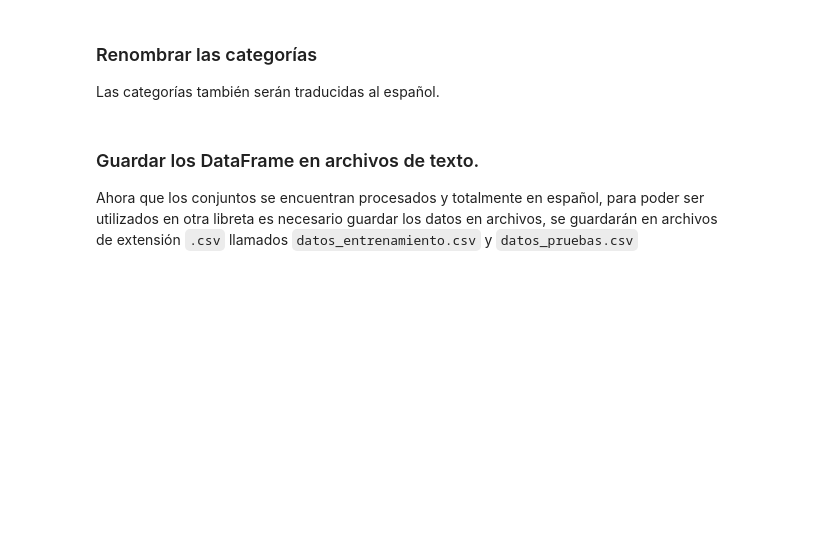
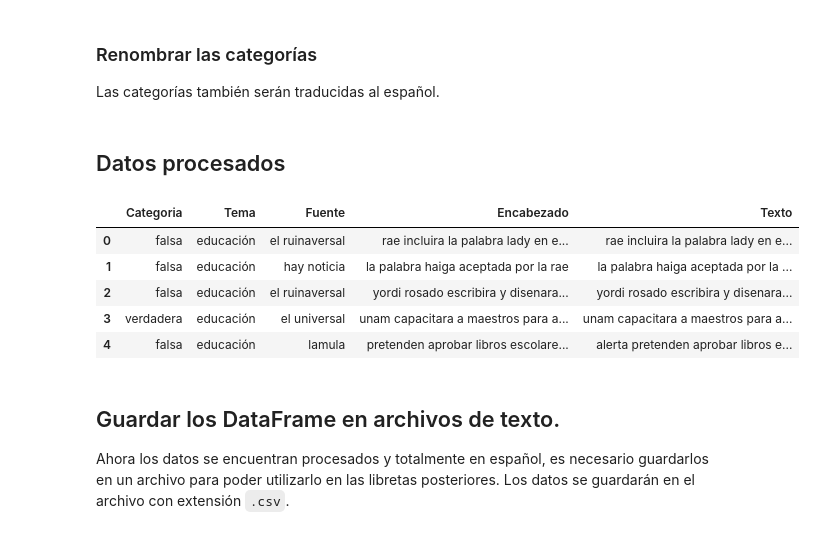
Before and after one commit to JoseLuis-AL/MachineLearning-Deteccion-de-Noticias-Falsas, a Jupyter notebook: Proyecto/2-Preprocesado-Datos.ipynb, the cells around one changed output. Saved outputs shown, nothing was run; the diff lists cells and outputs as text; code cells hidden in the pictures; blank space fills up the shorter version.

```diff
--- a/Proyecto/2-Preprocesado-Datos.ipynb
+++ b/Proyecto/2-Preprocesado-Datos.ipynb
@@ -87,0 +86,6 @@ Columnas pruebas: ['Category', 'Topic', 'Source', 'Headline', 'Text']
+# %%
+# Paso 1
+df_datos = df_entrenamiento.drop(columns=['Id', 'Link'])
+
+# Paso 2
+print(f'Columnas: {list(df_datos.columns)}')
@@ -127,10 +131,24 @@ def procesar_columnas(df, columnas, funcion_procesar):
+# %%
+def procesar_columnas(df, columnas, funcion_procesar):
+    """
+    Input:
+        df: DataFrame con las columnas a procesar.
+        columnas: lista de columnas a procesar.
+        funcion_procesar: función que se se utilizará para procesar.
+
+    Output: texto: una cadena de texto formada solo por las palabras del texto original, sin acentos, caracteres
+    especiales o espacios extra.
+    :type df: DataFrame
+    """
+    for col in columnas:
+        df[col] = df[col].apply(funcion_procesar)
+    return df
 # %%
 # Lista de columnas a procesar.
 columnas_a_procesar = ['Category', 'Topic', 'Source', 'Headline', 'Text']
 
 # Procesamiento.
-df_entrenamiento = procesar_columnas(df_entrenamiento, columnas_a_procesar, procesar_texto)
-df_pruebas = procesar_columnas(df_pruebas, columnas_a_procesar, procesar_texto)
+df_datos = procesar_columnas(df_datos, columnas_a_procesar, procesar_texto)
 # %% [markdown]
 ### Renombrar las columnas de los DataFrame.
 
@@ -138,11 +156,14 @@ Las columnas se encuentran escritas en inglés, pero los datos como el texto en
 # %%
 columnas_dict = {
     'Category': 'Categoria',
-    'Topic': 'Tema',
-    'Source': 'Fuente',
+    'Topic':    'Tema',
+    'Source':   'Fuente',
     'Headline': 'Encabezado',
-    'Text': 'Texto'
+    'Text':     'Texto'
 }
 
-df_entrenamiento.rename(columns=columnas_dict, inplace=True)
-df_pruebas.rename(columns=columnas_dict, inplace=True)
+# Renombrar las columnas.
+df_datos.rename(columns=columnas_dict, inplace=True)
+
+# Imprimir las columnas.
+print(f'Columnas: {list(df_datos.columns)}')
@@ -187,5 +208,16 @@ renombrar_categorias(df_pruebas)
+# %% [markdown]
+## Datos procesados
+# %%
+df_datos.head()
+# %% [output]
+|  | Categoria | Tema | Fuente | Encabezado | Texto |
+| 0 | falsa | educación | el ruinaversal | rae incluira la palabra lady en e... | rae incluira la palabra lady en e... |
+| 1 | falsa | educación | hay noticia | la palabra haiga aceptada por la rae | la palabra haiga aceptada por la ... |
+| 2 | falsa | educación | el ruinaversal | yordi rosado escribira y disenara... | yordi rosado escribira y disenara... |
+| 3 | verdadera | educación | el universal | unam capacitara a maestros para a... | unam capacitara a maestros para a... |
+| 4 | falsa | educación | lamula | pretenden aprobar libros escolare... | alerta pretenden aprobar libros e... |
 # %% [markdown]
-### Guardar los DataFrame en archivos de texto.
+## Guardar los DataFrame en archivos de texto.
 
-Ahora que los conjuntos se encuentran procesados y totalmente en español, para poder ser utilizados en otra libreta es necesario guardar los datos en archivos, se guardarán en archivos de extensión `.csv` llamados `datos_entrenamiento.csv` y `datos_pruebas.csv`
+Ahora los datos se encuentran procesados y totalmente en español, es necesario guardarlos en un archivo para poder utilizarlo en las libretas posteriores. Los datos se guardarán en el archivo con extensión `.csv`.
 # %%
```
Also changed, not shown: parts of 20 cells of this notebook, 48 other files.
